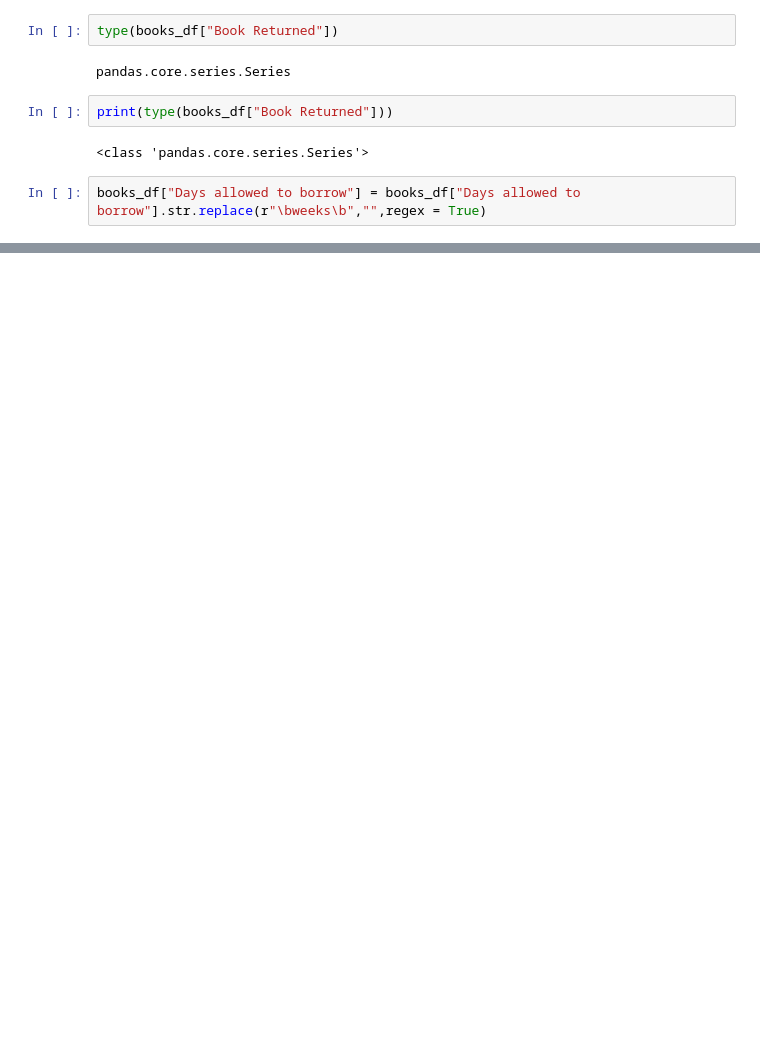
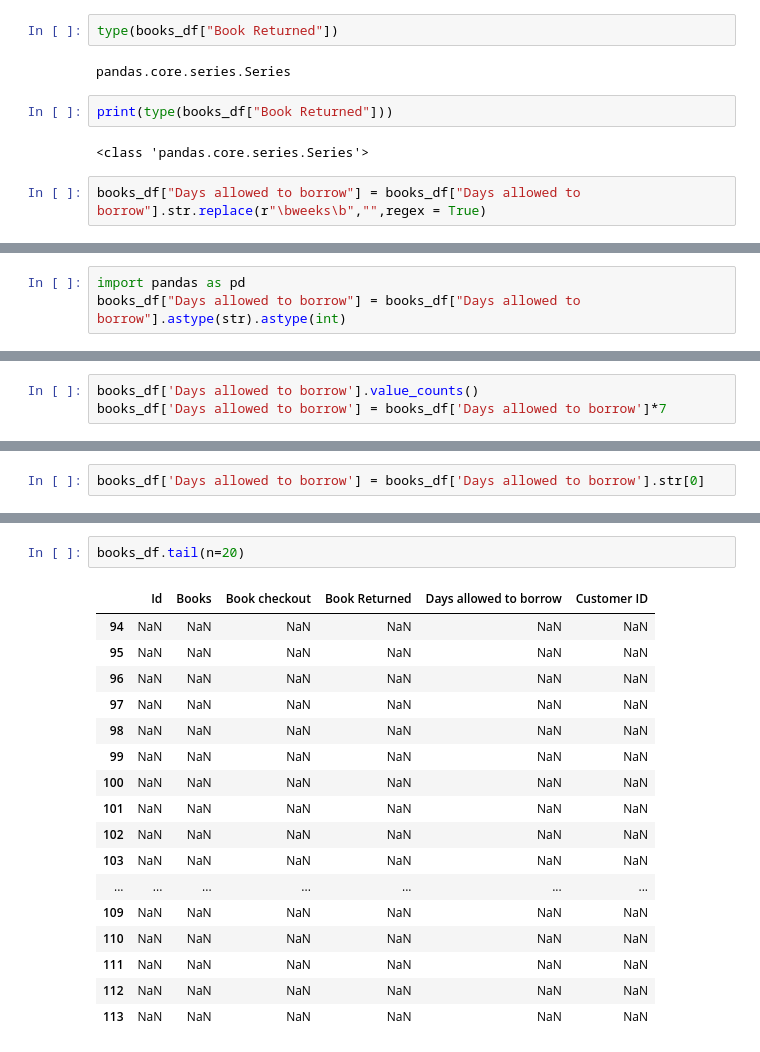
Before and after one commit to jackcb17/20260303-DE5M5, a Jupyter notebook: EDA.ipynb, the cells around one changed output, grey strips where cells are left out. Drawn from its saved outputs; the diff is of its cells as text; blank space fills up the shorter version.

```diff
--- a/EDA.ipynb
+++ b/EDA.ipynb
@@ -81,0 +108,3 @@ type(books_df)
+# %%
+import pandas as pd
+books_df["Days allowed to borrow"] = books_df["Days allowed to borrow"].astype(str).astype(int)
@@ -81,0 +113,3 @@ type(books_df)
+# %%
+books_df['Days allowed to borrow'].value_counts()
+books_df['Days allowed to borrow'] = books_df['Days allowed to borrow']*7
@@ -81,0 +129,2 @@ type(books_df)
+# %%
+books_df['Days allowed to borrow'] = books_df['Days allowed to borrow'].str[0]
@@ -81,0 +140,20 @@ type(books_df)
+# %%
+books_df.tail(n=20)
+# %% [output]
+|  | Id | Books | Book checkout | Book Returned | Days allowed to borrow | Customer ID |
+| 94 | NaN | NaN | NaN | NaN | NaN | NaN |
+| 95 | NaN | NaN | NaN | NaN | NaN | NaN |
+| 96 | NaN | NaN | NaN | NaN | NaN | NaN |
+| 97 | NaN | NaN | NaN | NaN | NaN | NaN |
+| 98 | NaN | NaN | NaN | NaN | NaN | NaN |
+| 99 | NaN | NaN | NaN | NaN | NaN | NaN |
+| 100 | NaN | NaN | NaN | NaN | NaN | NaN |
+| 101 | NaN | NaN | NaN | NaN | NaN | NaN |
+| 102 | NaN | NaN | NaN | NaN | NaN | NaN |
+| 103 | NaN | NaN | NaN | NaN | NaN | NaN |
+| ... | ... | ... | ... | ... | ... | ... |
+| 109 | NaN | NaN | NaN | NaN | NaN | NaN |
+| 110 | NaN | NaN | NaN | NaN | NaN | NaN |
+| 111 | NaN | NaN | NaN | NaN | NaN | NaN |
+| 112 | NaN | NaN | NaN | NaN | NaN | NaN |
+| 113 | NaN | NaN | NaN | NaN | NaN | NaN |
```
Also changed, not shown: parts of 14 cells of this notebook, 1 other file.
